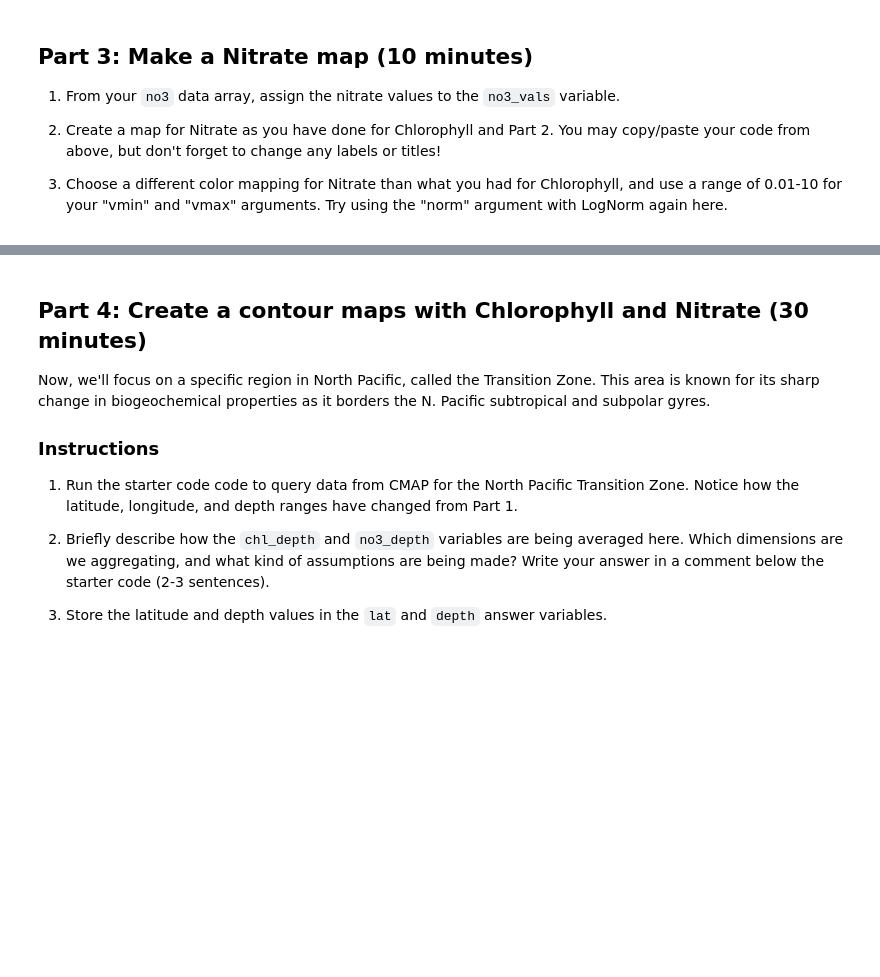
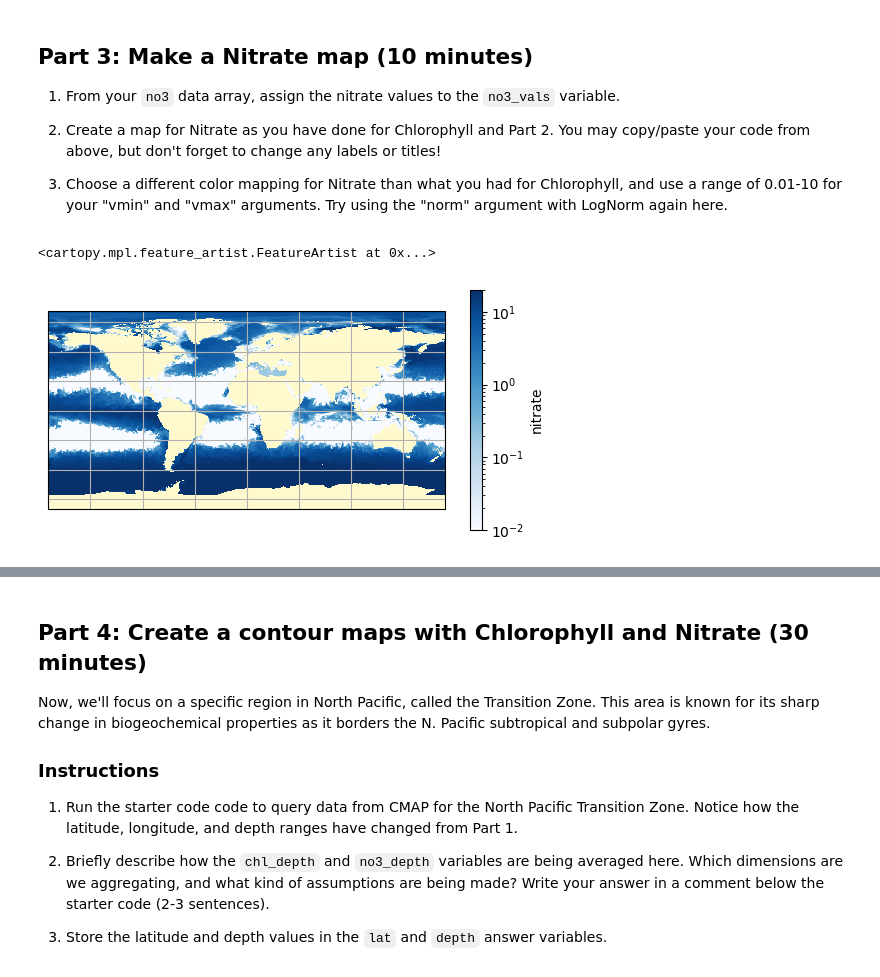
Before and after one commit to zoemae/week7_inclass, a Jupyter notebook: group_activity6.ipynb, the cells around one changed output, grey strips where cells are left out. Drawn from its saved outputs; the diff is of its cells as text; code cells hidden in the pictures; blank space fills up the shorter version.

```diff
--- a/group_activity6.ipynb
+++ b/group_activity6.ipynb
@@ -191,2 +243,35 @@ chl_vals = ""
+# %%
+# your code
+lat = no3.lat.values
+lon = no3.lon.values
+no3_vals = no3.values
+
+# answer variables
+lat = lat
+lon = lon
+no3_vals = no3_vals
+
+# your code to make your map
+
+from matplotlib import colormaps
+import matplotlib.pyplot as plt
+import numpy as np
+import matplotlib as mpl
+
+#same as for question 3 but for nitrate and with different colors and vmin and vmax
+
+fig = plt.figure()
+ax = plt.axes(projection = ccrs.Robinson())
+p = plt.pcolormesh(lon, lat, no3_vals, norm = LogNorm(vmin = 0.01, vmax = 20),
+                   cmap = 'Blues',
+                   transform = ccrs.Robinson())
+ax.add_feature(cfeature.LAND, color = 'lemonchiffon')
+colorbarfig = fig.colorbar(p, label = 'nitrate', shrink = 0.65)
+
+ax.gridlines(crs = ccrs.PlateCarree())
+ax.coastlines(resolution='110m', color='black')
+# %% [output]
+<cartopy.mpl.feature_artist.FeatureArtist at 0x...>
+[figure, added]
 # %%
 grader.check("Question 2, Part 3")
```
Also changed, not shown: parts of 15 cells of this notebook.
